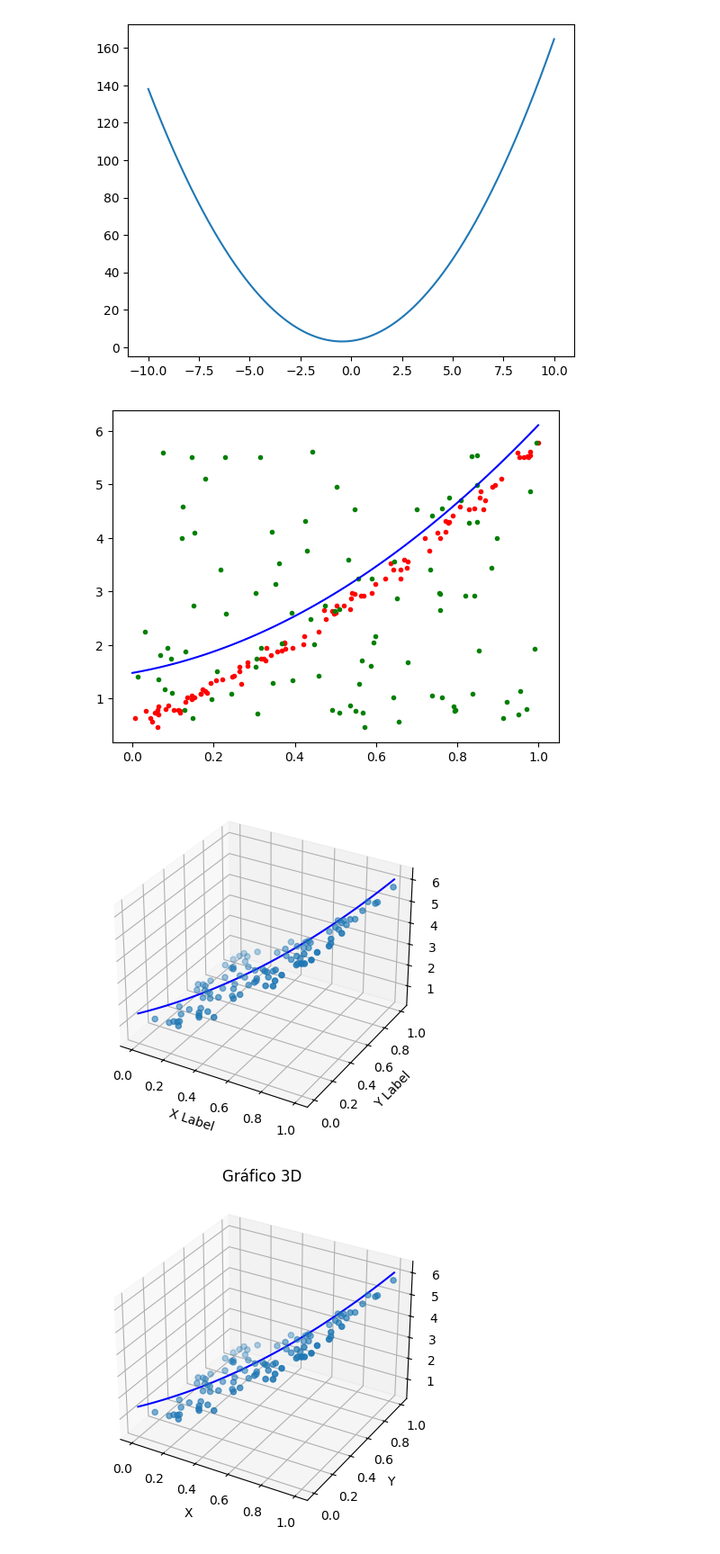
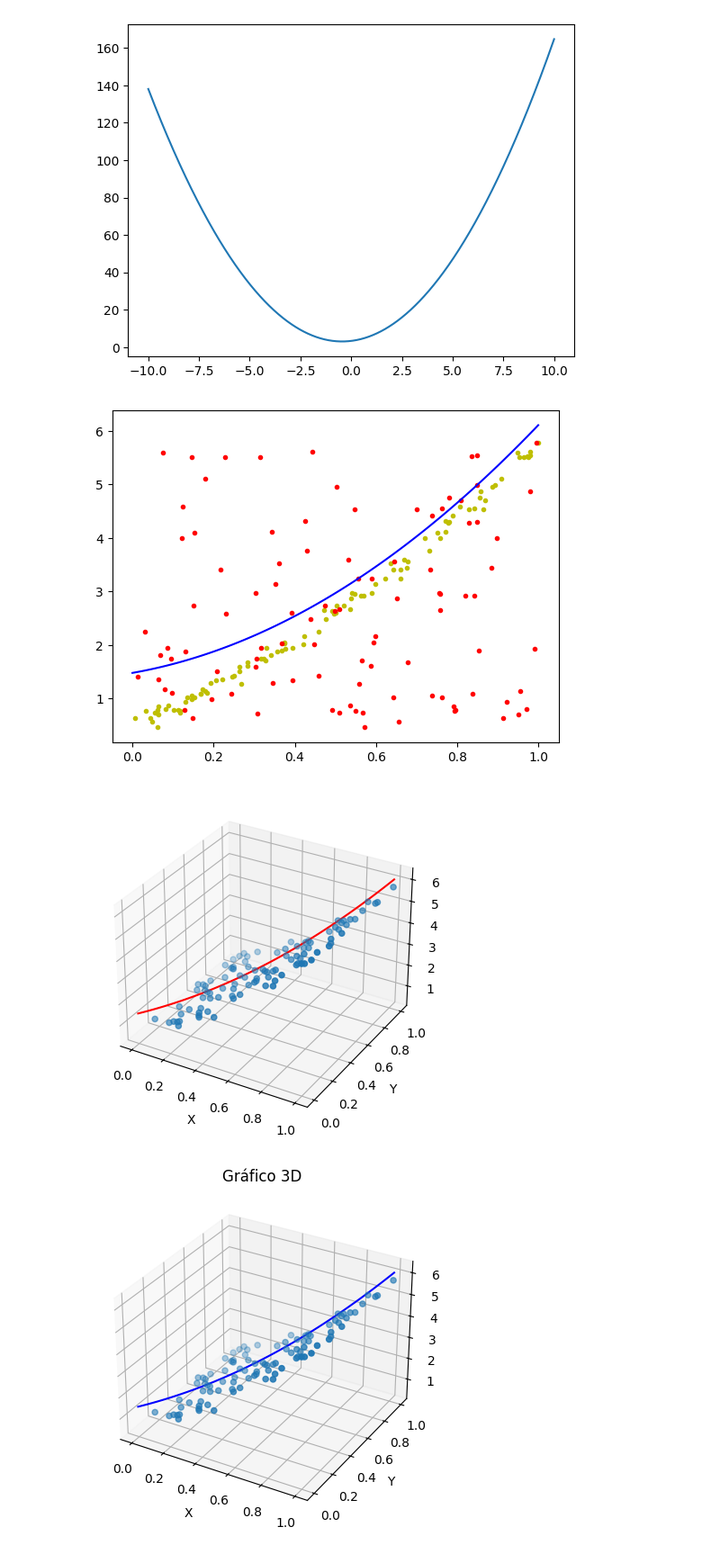
Before and after one commit to caueSordi/lista_5_calc_num, a Jupyter notebook: lista_05.ipynb, the cells around one changed output. Shown: that part at 90% size. Drawn from its saved outputs; the diff is of its cells as text; code cells hidden in the pictures.

```diff
--- a/lista_05.ipynb
+++ b/lista_05.ipynb
@@ -205,28 +203,28 @@ plt.plot(x_graph, y_graph)
 # %%
 x = y = np.linspace(0, 1, 100)
 
 coef = [c[2], c[1],c[0]]
 z = np.polyval(coef, x)
 
-plt.plot(c1, c3, '.r')
-plt.plot(c2, c3, '.g')
+plt.plot(c1, c3, '.y')
+plt.plot(c2, c3, '.r')
 plt.plot(x, z, '-b')
 plt.show()
 
 fig = plt.figure()
 ax = fig.add_subplot(projection='3d')
 
 ax.scatter(c1, c2, c3)
-ax.plot(x,y,z,'-b')
+ax.plot(x,y,z,'-r')
 
-ax.set_xlabel('X Label')
-ax.set_ylabel('Y Label')
-ax.set_zlabel('Z Label')
+ax.set_xlabel('X')
+ax.set_ylabel('Y')
+ax.set_zlabel('Z')
 
 plt.show()
 # %% [output]
-[figure, old version]
+[figure, new version]
-[figure, old version]
+[figure, new version]
 # %%
 
 # Gráfico 3D
```
Also changed, not shown: parts of 1 cell of this notebook.
